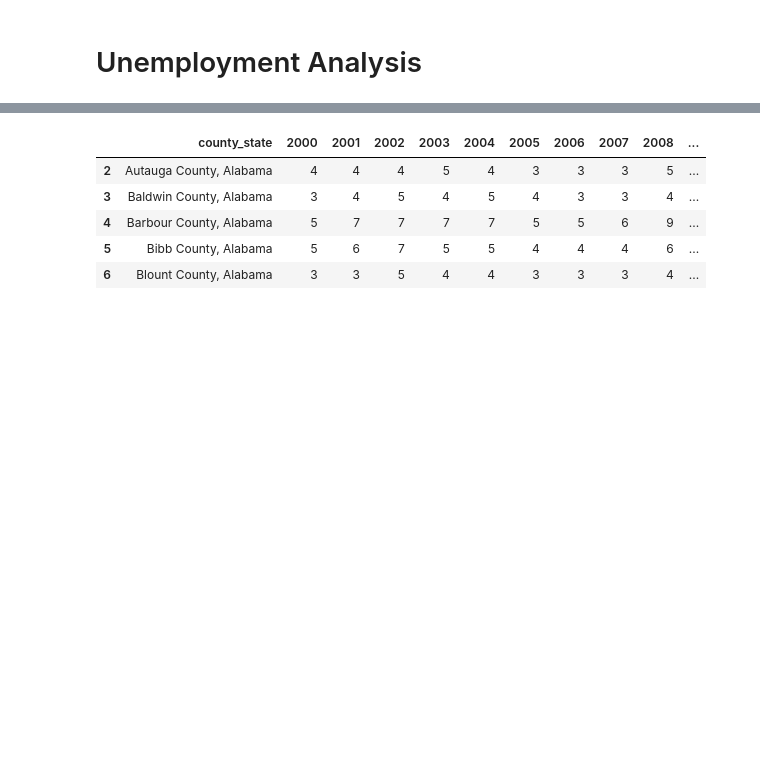
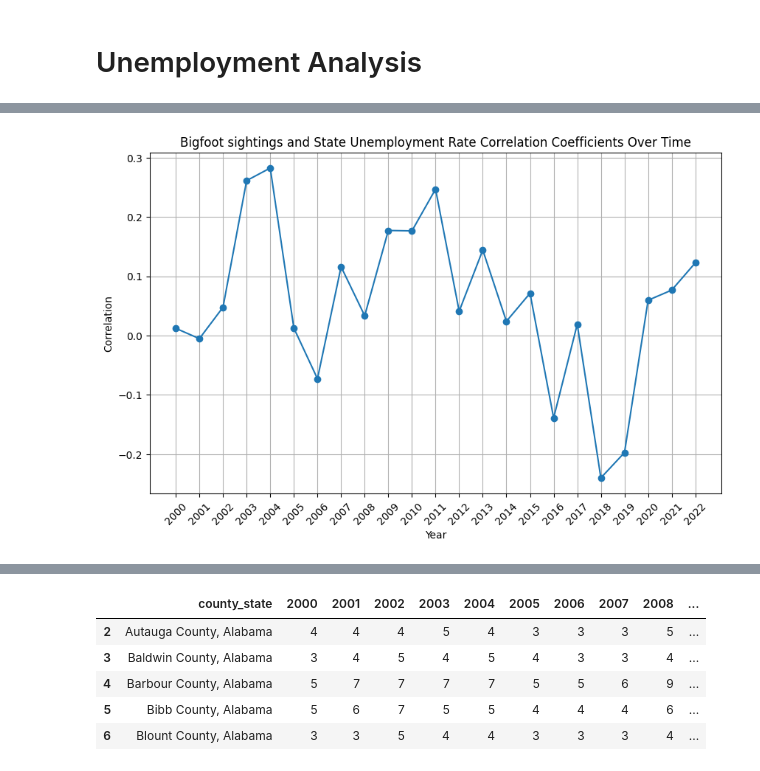
Before and after one commit to modestcharlie/2024Spr_projects, a Jupyter notebook: Final.ipynb, the cells around one changed output, grey strips where cells are left out. Saved outputs shown, nothing was run; the diff lists cells and outputs as text; code cells hidden in the pictures; blank space fills up the shorter version.

```diff
--- a/Final.ipynb
+++ b/Final.ipynb
@@ -584,0 +581,9 @@ df_unemployment
+# %%
+state_unemployment = df_unemployment[~df_unemployment['Area_Name'].str.contains(',', case=False, na=False)]
+
+state_unemployment = state_unemployment.drop(state_unemployment.index[0])
+
+state_unemployment = state_unemployment.reset_index(drop=True)
+state_unemployment = state_unemployment.drop_duplicates()
+
+state_unemployment.rename(columns={'Area_Name':'state'})
@@ -584,0 +615,5 @@ df_unemployment
+# %%
+state_sightings_count = filter_df.groupby(['year', 'state']).size().reset_index(name='count')
+state_year_counts = state_sightings_count.pivot_table(index='state', columns='year', values='count', fill_value=0).reset_index()
+
+state_year_counts.head()
@@ -584,0 +628,4 @@ df_unemployment
+# %%
+state_unemployment.columns = [col.split('_')[-1] if 'Unemployment_rate' in col else col for col in state_unemployment.columns]
+
+state_unemployment.head()
@@ -584,0 +640,8 @@ df_unemployment
+# %%
+state_unemployment_correlation_dict = {}
+for year in range(2000, 2023):
+    year = str(year)
+    state_unemployment_correlation_dict[year] = state_year_counts[year].corr(state_unemployment[year])
+
+state_unemployment_correlation_df = create_correlation_df(state_unemployment_correlation_dict, 'Year', 'Correlation')
+state_unemployment_correlation_df
@@ -584,0 +666,4 @@ df_unemployment
+# %%
+plot_correlations(state_unemployment_correlation_df, 'Year', 'Correlation', 'Bigfoot sightings and State Unemployment Rate Correlation Coefficients Over Time')
+# %% [output]
+[figure, added]
```
Also changed, not shown: parts of 13 cells of this notebook.
